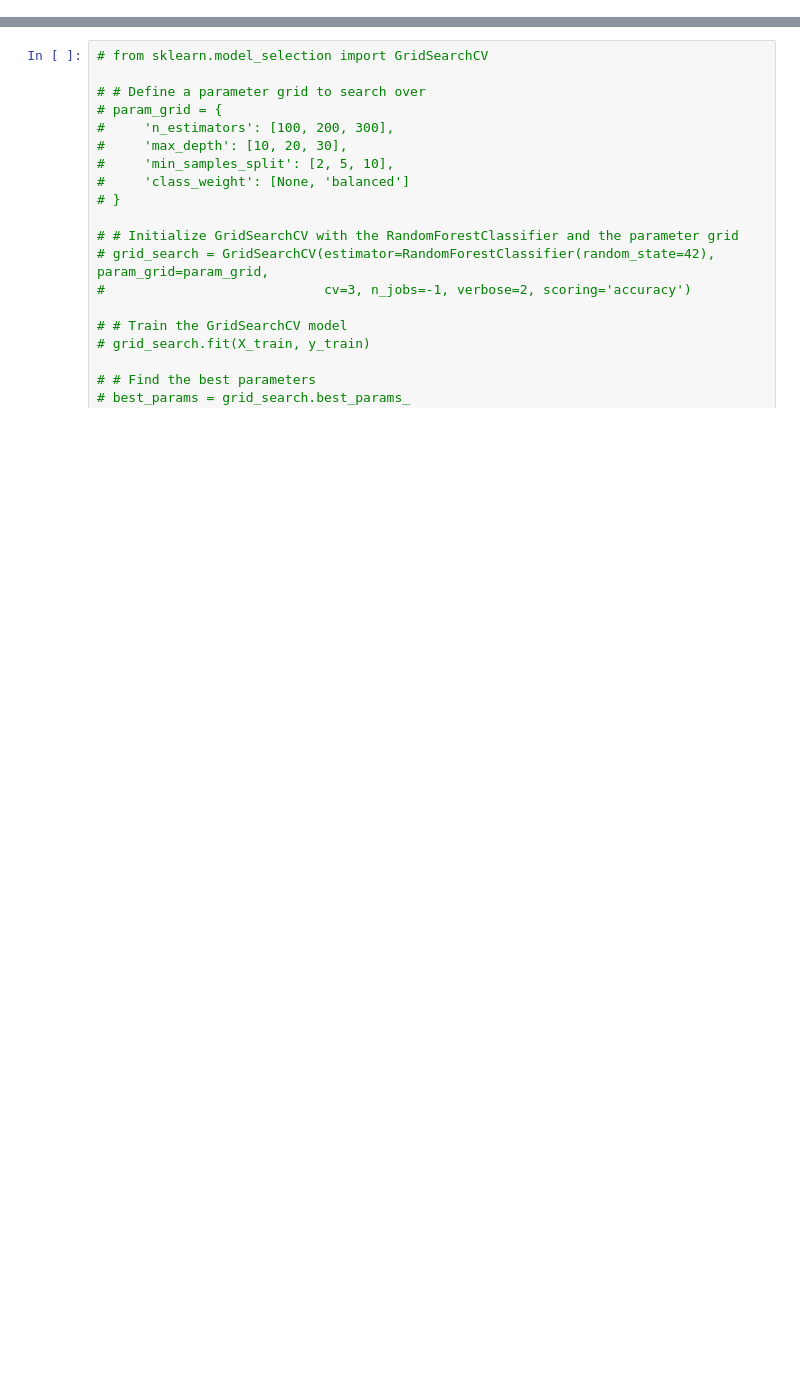
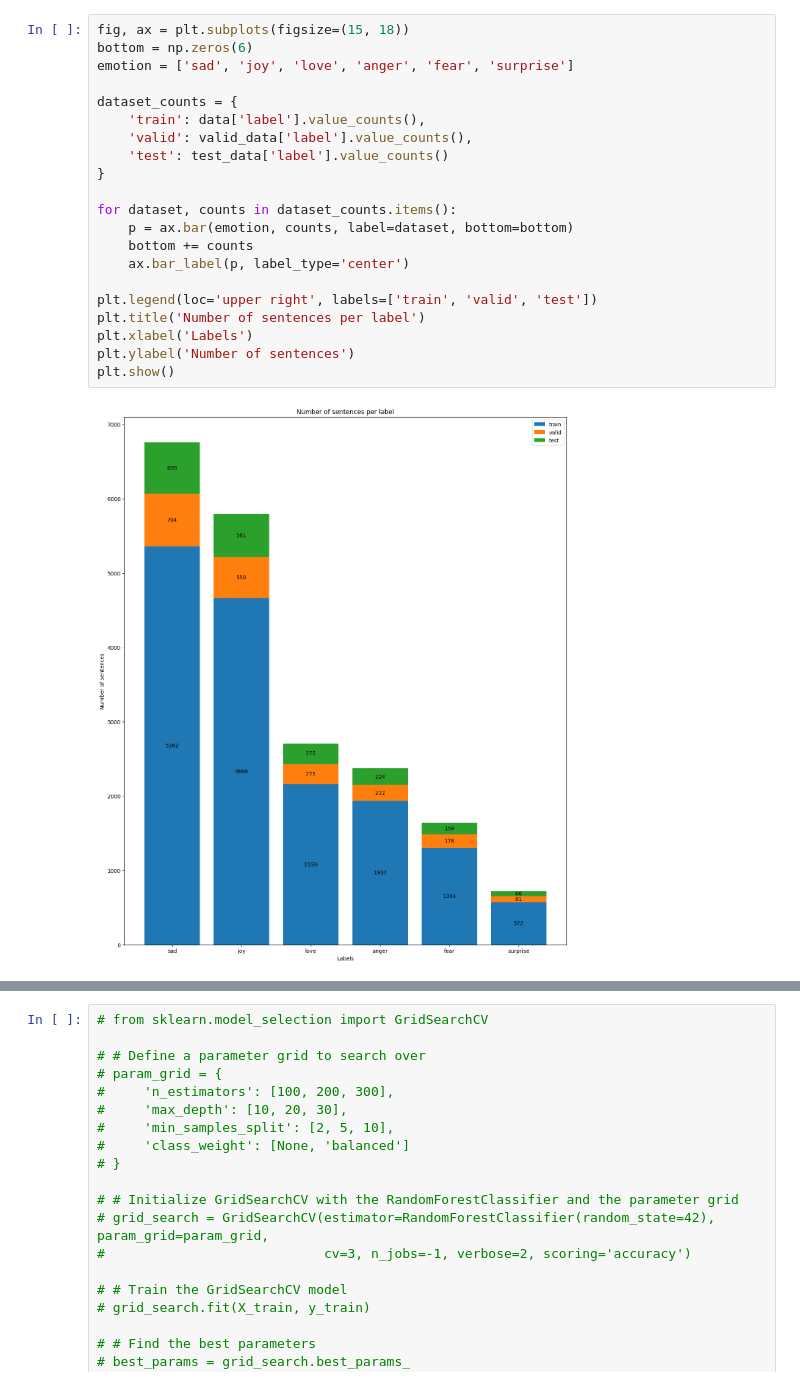
Before and after one commit to jkudaimi/AI4AllGroup15, a Jupyter notebook: nb.ipynb, the cells around one changed output, grey strips where cells are left out. Saved outputs shown, nothing was run; the diff lists cells and outputs as text; blank space fills up the shorter version.

```diff
--- a/nb.ipynb
+++ b/nb.ipynb
@@ -15,0 +53,23 @@ positivewords['val'] = [1 for _ in range(len(positivewords))]
+# %%
+fig, ax = plt.subplots(figsize=(15, 18))
+bottom = np.zeros(6)
+emotion = ['sad', 'joy', 'love', 'anger', 'fear', 'surprise']
+
+dataset_counts = {
+    'train': data['label'].value_counts(),
+    'valid': valid_data['label'].value_counts(),
+    'test': test_data['label'].value_counts()
+}
+
+for dataset, counts in dataset_counts.items():
+    p = ax.bar(emotion, counts, label=dataset, bottom=bottom)
+    bottom += counts
+    ax.bar_label(p, label_type='center')
+
+plt.legend(loc='upper right', labels=['train', 'valid', 'test'])
+plt.title('Number of sentences per label')
+plt.xlabel('Labels')
+plt.ylabel('Number of sentences')
+plt.show()
+# %% [output]
+[figure, added]
```
Also changed, not shown: parts of 19 cells of this notebook, 1 other file.
